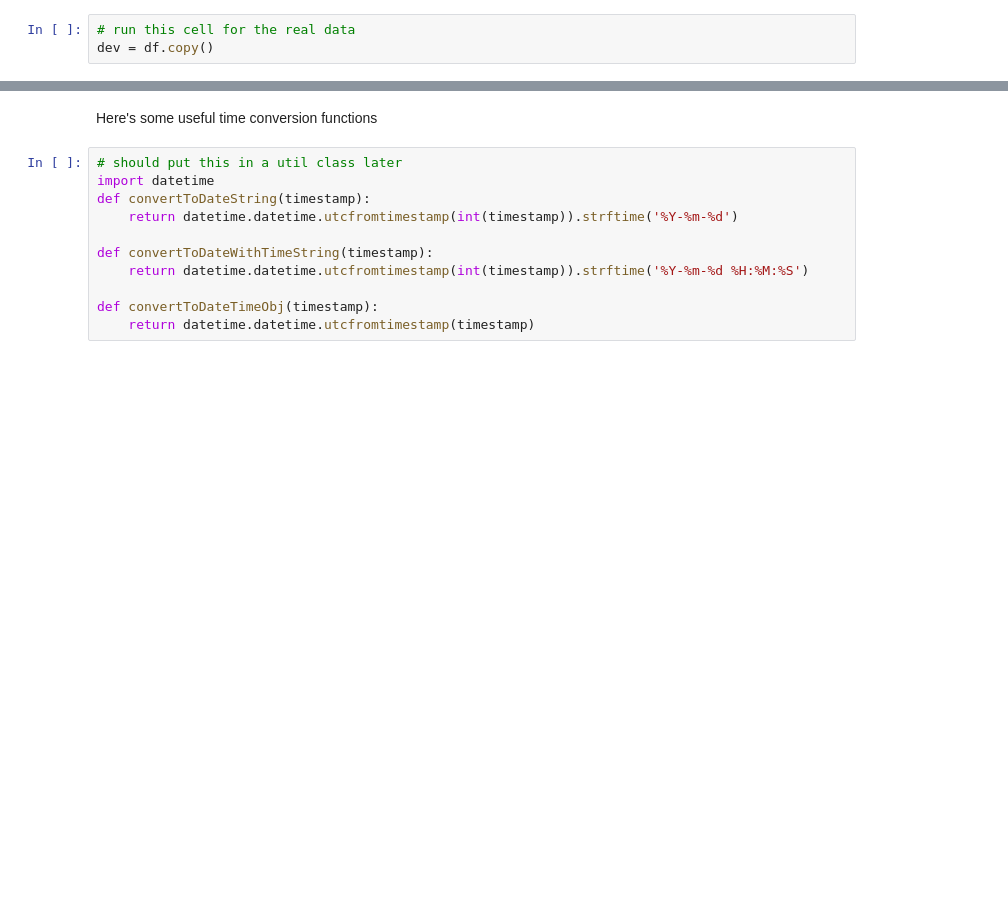
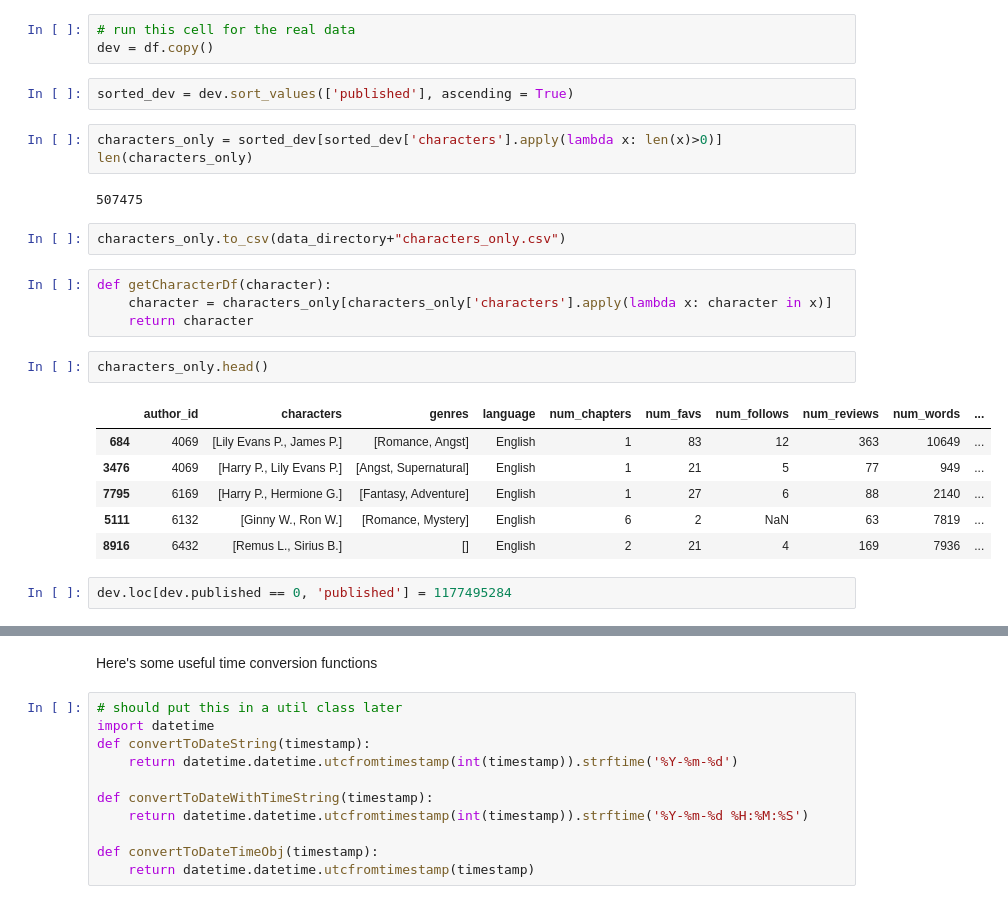
Before and after one commit to allisonking/fanfic-analysis, a Jupyter notebook: notebooks/Explore.ipynb, the cells around one changed output, grey strips where cells are left out. Cells and saved outputs as stored; diff of their text form; blank space fills up the shorter version.

```diff
--- a/notebooks/Explore.ipynb
+++ b/notebooks/Explore.ipynb
@@ -29,3 +31,27 @@ dev = df.head(n=1000).copy()
 # %%
 # run this cell for the real data
 dev = df.copy()
+# %%
+sorted_dev = dev.sort_values(['published'], ascending = True)
+# %%
+characters_only = sorted_dev[sorted_dev['characters'].apply(lambda x: len(x)>0)]
+len(characters_only)
+# %% [output]
+507475
+# %%
+characters_only.to_csv(data_directory+"characters_only.csv")
+# %%
+def getCharacterDf(character):
+    character = characters_only[characters_only['characters'].apply(lambda x: character in x)]
+    return character
+# %%
+characters_only.head()
+# %% [output]
+|  | author_id | characters | genres | language | num_chapters | num_favs | num_follows | num_reviews | num_words | ... |
+| 684 | 4069 | [Lily Evans P., James P.] | [Romance, Angst] | English | 1 | 83 | 12 | 363 | 10649 | ... |
+| 3476 | 4069 | [Harry P., Lily Evans P.] | [Angst, Supernatural] | English | 1 | 21 | 5 | 77 | 949 | ... |
+| 7795 | 6169 | [Harry P., Hermione G.] | [Fantasy, Adventure] | English | 1 | 27 | 6 | 88 | 2140 | ... |
+| 5111 | 6132 | [Ginny W., Ron W.] | [Romance, Mystery] | English | 6 | 2 | NaN | 63 | 7819 | ... |
+| 8916 | 6432 | [Remus L., Sirius B.] | [] | English | 2 | 21 | 4 | 169 | 7936 | ... |
+# %%
+dev.loc[dev.published == 0, 'published'] = 1177495284
```
Also changed, not shown: parts of 7 cells of this notebook, 6 other files.
